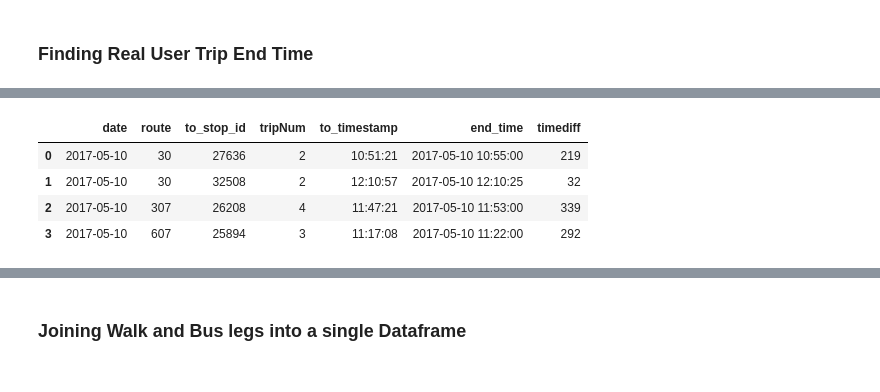
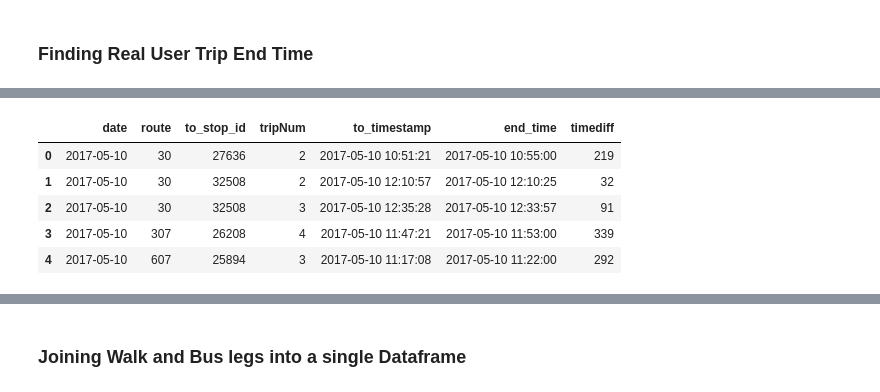
Before and after one commit to tarcisobraz/trips-optimality-exp, a Jupyter notebook: evaluate-trip-optimality-spark.ipynb, the cells around one changed output, grey strips where cells are left out. Drawn from its saved outputs; the diff is of its cells as text; code cells hidden in the pictures.

```diff
--- a/evaluate-trip-optimality-spark.ipynb
+++ b/evaluate-trip-optimality-spark.ipynb
@@ -346,5 +383,5 @@ root
 # %%
-w = Window.partitionBy(['date','user_trip_id','route','from_stop_id']).orderBy(['timediff'])
+w = Window.partitionBy(['date','user_trip_id','itinerary_id','route','from_stop_id']).orderBy(['timediff'])
 
 trip_plans_start = trip_plans_start.withColumn('rn', F.row_number().over(w)) \
                     .where(F.col('rn') == 1)
@@ -387,14 +425,14 @@ root
 # %% [markdown]
 ### Finding Real User Trip End Time
 # %%
-bus_trips_data2 = read_buste_data_v3(sqlContext,'/local/tarciso/data/2017_05_11_veiculos.csv/')
+bus_trips_data2 = read_buste_data_v3(sqlContext,'/local/tarciso/masters/experiments/preliminary-exp/preliminary-exp-sample-data/buste-v3a/bulma-output/2017_05_11_veiculos.csv/')
 # %%
 clean_bus_trips_data2 = bus_trips_data2.select(["date","route","busCode","tripNum","stopPointId","timestamp"]) \
                     .na.drop(subset=["date","route","busCode","tripNum","stopPointId","timestamp"]) \
                     .dropDuplicates(['route','busCode','tripNum','stopPointId']) \
                     .withColumn('route',F.col('route').astype('integer')) \
                     .withColumn('date',F.col('date').astype('string')) \
-                    .withColumn('datetime',F.unix_timestamp(F.concat(F.col('date'),F.lit(' '),F.col('timestamp')), 'yyyy-MM-dd HH:mm:ss'))
+                    .withColumn('timestamp',F.from_unixtime(F.unix_timestamp(F.concat(F.col('date'),F.lit(' '),F.col('timestamp')), 'yyyy-MM-dd HH:mm:ss')))
 # %%
 clean_bus_trips_data2.printSchema()
 # %% [output]
@@ -425,21 +462,21 @@ root
 # %%
 trip_plans_df_end = trip_plans_start.withColumnRenamed('to_stop_id','stopPointId')
 trip_plans_start_end = trip_plans_df_end.join(clean_bus_trips_data2, ['date','route','busCode','tripNum','stopPointId'], how='inner') \
-                        .na.drop(subset=['datetime']) \
-                        .withColumn('timediff',F.abs(F.col('datetime') - F.col('end_time')))
+                        .na.drop(subset=['timestamp']) \
+                        .withColumn('timediff',F.abs(F.unix_timestamp(F.col('timestamp')) - F.unix_timestamp(F.col('end_time'))))
 # %%
-trip_plans_start_end = trip_plans_start_end.withColumn('end_time',F.from_unixtime(F.col('end_time'))) \
-                .withColumnRenamed('timestamp', 'to_timestamp') \
+trip_plans_start_end = trip_plans_start_end.withColumnRenamed('timestamp', 'to_timestamp') \
                 .withColumnRenamed('stopPointId','to_stop_id') \
                 .orderBy(['date','route','stopPointId','timediff'])
 
 printdf(trip_plans_start_end.select(['date','route','to_stop_id','tripNum','to_timestamp','end_time','timediff']))
 # %% [output]
 |  | date | route | to_stop_id | tripNum | to_timestamp | end_time | timediff |
-| 0 | 2017-05-10 | 30 | 27636 | 2 | 10:51:21 | 2017-05-10 10:55:00 | 219 |
-| 1 | 2017-05-10 | 30 | 32508 | 2 | 12:10:57 | 2017-05-10 12:10:25 | 32 |
-| 2 | 2017-05-10 | 307 | 26208 | 4 | 11:47:21 | 2017-05-10 11:53:00 | 339 |
-| 3 | 2017-05-10 | 607 | 25894 | 3 | 11:17:08 | 2017-05-10 11:22:00 | 292 |
+| 0 | 2017-05-10 | 30 | 27636 | 2 | 2017-05-10 10:51:21 | 2017-05-10 10:55:00 | 219 |
+| 1 | 2017-05-10 | 30 | 32508 | 2 | 2017-05-10 12:10:57 | 2017-05-10 12:10:25 | 32 |
+| 2 | 2017-05-10 | 30 | 32508 | 3 | 2017-05-10 12:35:28 | 2017-05-10 12:33:57 | 91 |
+| 3 | 2017-05-10 | 307 | 26208 | 4 | 2017-05-10 11:47:21 | 2017-05-10 11:53:00 | 339 |
+| 4 | 2017-05-10 | 607 | 25894 | 3 | 2017-05-10 11:17:08 | 2017-05-10 11:22:00 | 292 |
 # %%
 trip_plans_start_end.printSchema()
 # %% [output]
```
Also changed, not shown: parts of 30 cells of this notebook.
